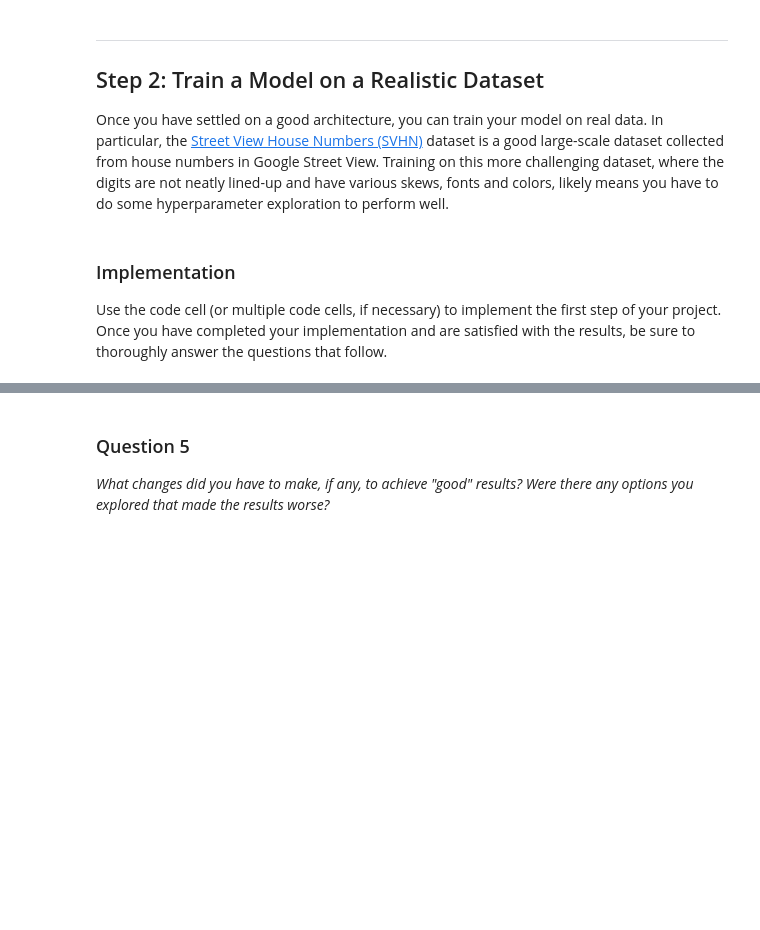
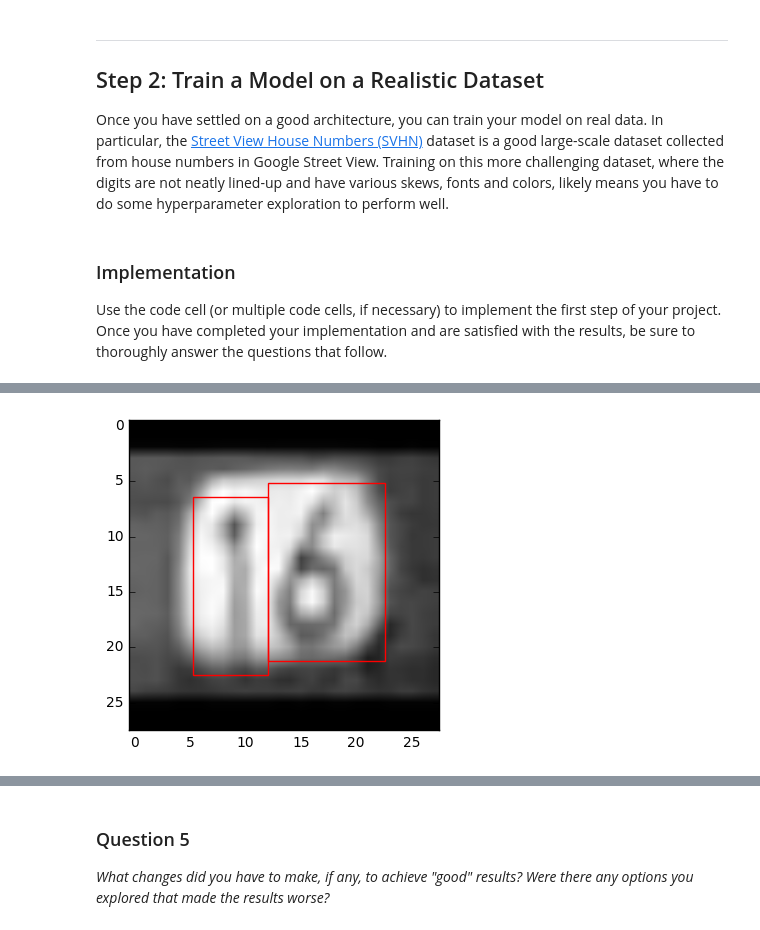
Before and after one commit to asindico/digitRecognition, a Jupyter notebook: digit_recognition.ipynb, the cells around one changed output, grey strips where cells are left out. Saved outputs shown, nothing was run; the diff lists cells and outputs as text; code cells hidden in the pictures; blank space fills up the shorter version.

Commit message:
working on bounding box

```diff
--- a/digit_recognition.ipynb
+++ b/digit_recognition.ipynb
@@ -406,0 +344,94 @@ plt.imshow(sv_images[9].reshape(SV_IMG_SIZE,SV_IMG_SIZE),cmap='gray')
+# %%
+from PIL import Image
+from PIL import ImageFilter
+train_folders = 'sv_train/train'
+test_folders = 'test'
+extra_folders = 'extra'
+SV_IMG_SIZE = 28
+SV_CHANNELS = 1
+train_imsize = np.ndarray([len(train_data),2])
+k = 500
+sv_images = []
+max_images = 20000#len(train_data)
+max_digits = 5
+sv_labels = np.ones([max_images, max_digits], dtype=int) * 10 # init to 10 cause it would be no digit
+nboxes = [[] for i in range(max_images)]
+print ("%d to load" % len(train_data))
+def getBBox(i,perc):
+    '''
+    Given i, the desired i.png, returns
+    x_min, y_min, x_max, y_max,
+    the four numbers which define the small rectangular bounding
+    box that contains all individual character bounding boxes
+    '''
+    boxes = train_data[i]['boxes']
+    x_min=9990
+    y_min=9990
+    x_max=0
+    y_max=0
+    for bid,b in enumerate(boxes):
+        x_min = b['left'] if b['left'] <= x_min else x_min
+        y_min = b['top'] if b['top'] <= y_min else y_min
+        x_max = b['left']+b['width'] if  b['left']+b['width'] >= x_max else x_max
+        y_max = b['top']+b['height'] if b['top']+b['height'] >= y_max else y_max
+
+    dy = y_max-y_min
+    dx = x_max-x_min
+    dpy = dy*perc
+    dpx = dx*perc
+    for bid,b in enumerate(boxes):
+        nbox = {}
+        nbox['left'] = b['left']-x_min+dpx
+        nbox['width'] = b['width']
+        nbox['top'] = b['top']-y_min+dpy
+        nbox['height'] = b['height']
+        nboxes[i].append(nbox)
+    return x_min-dpx, y_min-dpy, x_max+dpx, y_max+dpy
+
+for i in range(max_images):
+    print (" \r%d" % i ,end="")
+    filename = train_data[i]['filename']
+    fullname = os.path.join(train_folders, filename)
+    boxes = train_data[i]['boxes']
+    label = [10,10,10,10,10]
+    lb = len(boxes)
+    if lb <= max_digits:
+        im = Image.open(fullname)
+        x_min, y_min, x_max, y_max = getBBox(i,0.3)
+        im = im.crop([x_min,y_min,x_max,y_max])
+        owidth, oheight = im.size
+        wr = SV_IMG_SIZE/float(owidth)
+        hr = SV_IMG_SIZE/float(oheight)
+        for bid,box in  enumerate(boxes):
+            sv_labels[i][max_digits-lb+bid] = int(box['label'])
+        for bid,box in enumerate(nboxes[i]):
+            box['left']*=wr
+            box['width']*=wr
+            box['top']*=hr
+            box['height']*=hr
+        im = im.resize((SV_IMG_SIZE,SV_IMG_SIZE),Image.ANTIALIAS)
+        img - np.mean(img)
+        #im = im.filter(ImageFilter.EDGE_ENHANCE_MORE)
+
+        array = np.asarray(im)
+        array =  array.reshape((SV_IMG_SIZE,SV_IMG_SIZE,3)).astype(np.float32)
+        na = np.zeros([SV_IMG_SIZE,SV_IMG_SIZE],dtype=int)
+        for x in range (array.shape[0]):
+            for y in range (array.shape[1]):
+                na[x][y]=np.average(array[x][y][:])
+        na = na.reshape(SV_IMG_SIZE,SV_IMG_SIZE,1)
+        #print(array.shape)
+        sv_images.append(na.astype(np.float32))
+
+idx = 9
+sv_images = np.asarray(sv_images)
+fig,ax = plt.subplots(1)
+ax.imshow(sv_images[idx].reshape(SV_IMG_SIZE,SV_IMG_SIZE),cmap='gray')
+#plt.imshow(sv_images[idx].reshape(SV_IMG_SIZE,SV_IMG_SIZE),cmap='gray')
+for ind,box in enumerate(nboxes[idx]):
+    rect = patches.Rectangle((box['left'],box['top']),box['width'],box['height'],linewidth=1,edgecolor='r',facecolor='none')
+    ax.add_patch(rect)
+print(sv_labels[idx])
+
+#plt.imshow(sv_images[0])
+# %% [output]
@@ -407,3 +440,4 @@ plt.imshow(sv_images[9].reshape(SV_IMG_SIZE,SV_IMG_SIZE),cmap='gray')
+[figure, added]
 # %%
 from sklearn.model_selection import train_test_split
 sv_train, sv_validation, svt_labels, svv_labels = train_test_split(sv_images, sv_labels, test_size=0.33, random_state=42)
```
Also changed, not shown: parts of 21 cells of this notebook.
